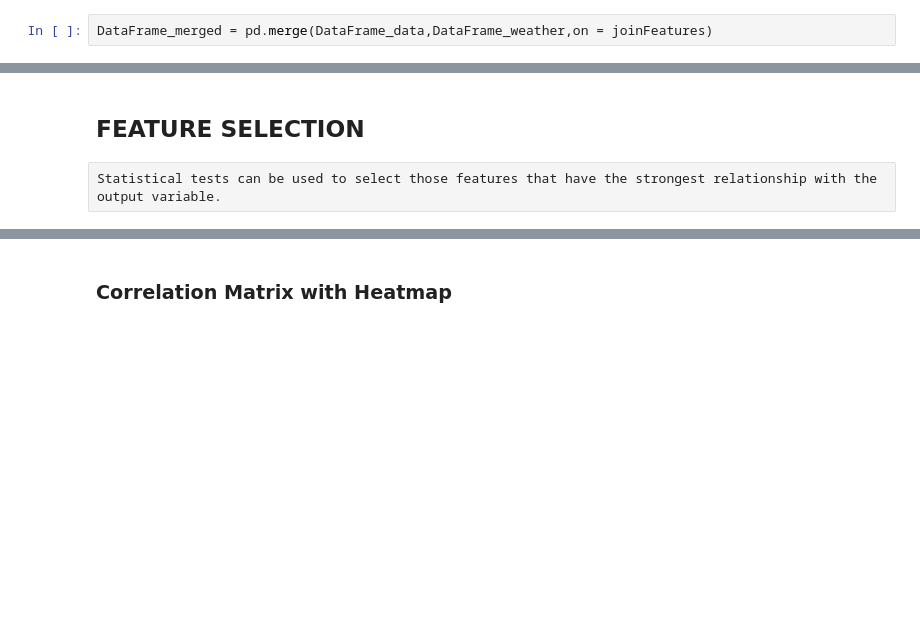
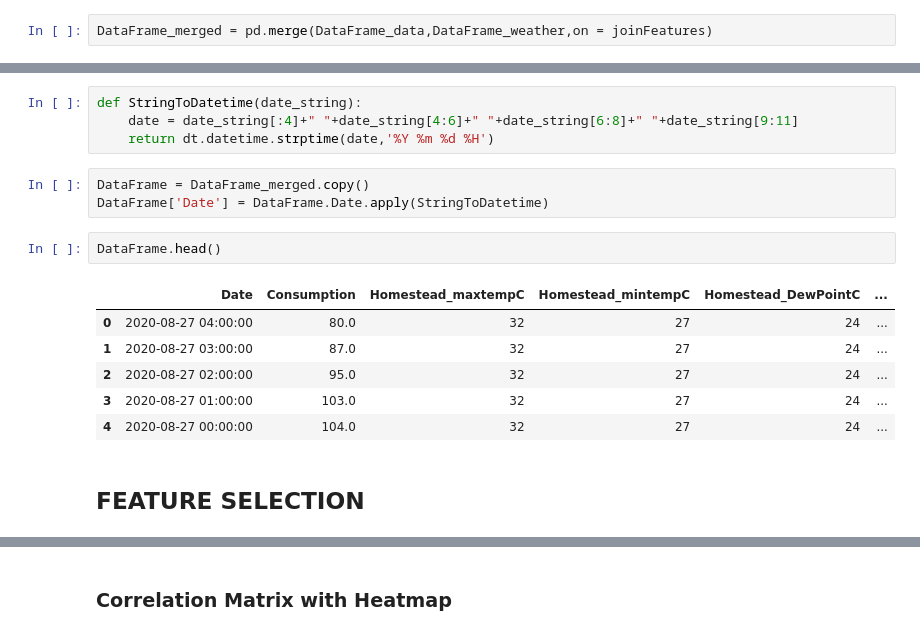
Before and after one commit to yashshah14093/REAL-TIME-FORECAST, a Jupyter notebook: Real-Time Forecast.ipynb, the cells around one changed output, grey strips where cells are left out. Saved outputs shown, nothing was run; the diff lists cells and outputs as text; blank space fills up the shorter version.

```diff
--- a/Real-Time Forecast.ipynb
+++ b/Real-Time Forecast.ipynb
@@ -199,4 +207,18 @@ DataFrame_merged.head()
+# %%
+def StringToDatetime(date_string):
+    date = date_string[:4]+" "+date_string[4:6]+" "+date_string[6:8]+" "+date_string[9:11]
+    return dt.datetime.strptime(date,'%Y %m %d %H')
+# %%
+DataFrame = DataFrame_merged.copy()
+DataFrame['Date'] = DataFrame.Date.apply(StringToDatetime)
+# %%
+DataFrame.head()
+# %% [output]
+|  | Date | Consumption | Homestead_maxtempC | Homestead_mintempC | Homestead_DewPointC | ... |
+| 0 | 2020-08-27 04:00:00 | 80.0 | 32 | 27 | 24 | ... |
+| 1 | 2020-08-27 03:00:00 | 87.0 | 32 | 27 | 24 | ... |
+| 2 | 2020-08-27 02:00:00 | 95.0 | 32 | 27 | 24 | ... |
+| 3 | 2020-08-27 01:00:00 | 103.0 | 32 | 27 | 24 | ... |
+| 4 | 2020-08-27 00:00:00 | 104.0 | 32 | 27 | 24 | ... |
 # %% [markdown]
 ## FEATURE SELECTION
-# %% [raw]
-Statistical tests can be used to select those features that have the strongest relationship with the output variable.
```
Also changed, not shown: parts of 43 cells of this notebook, 2 other files.
